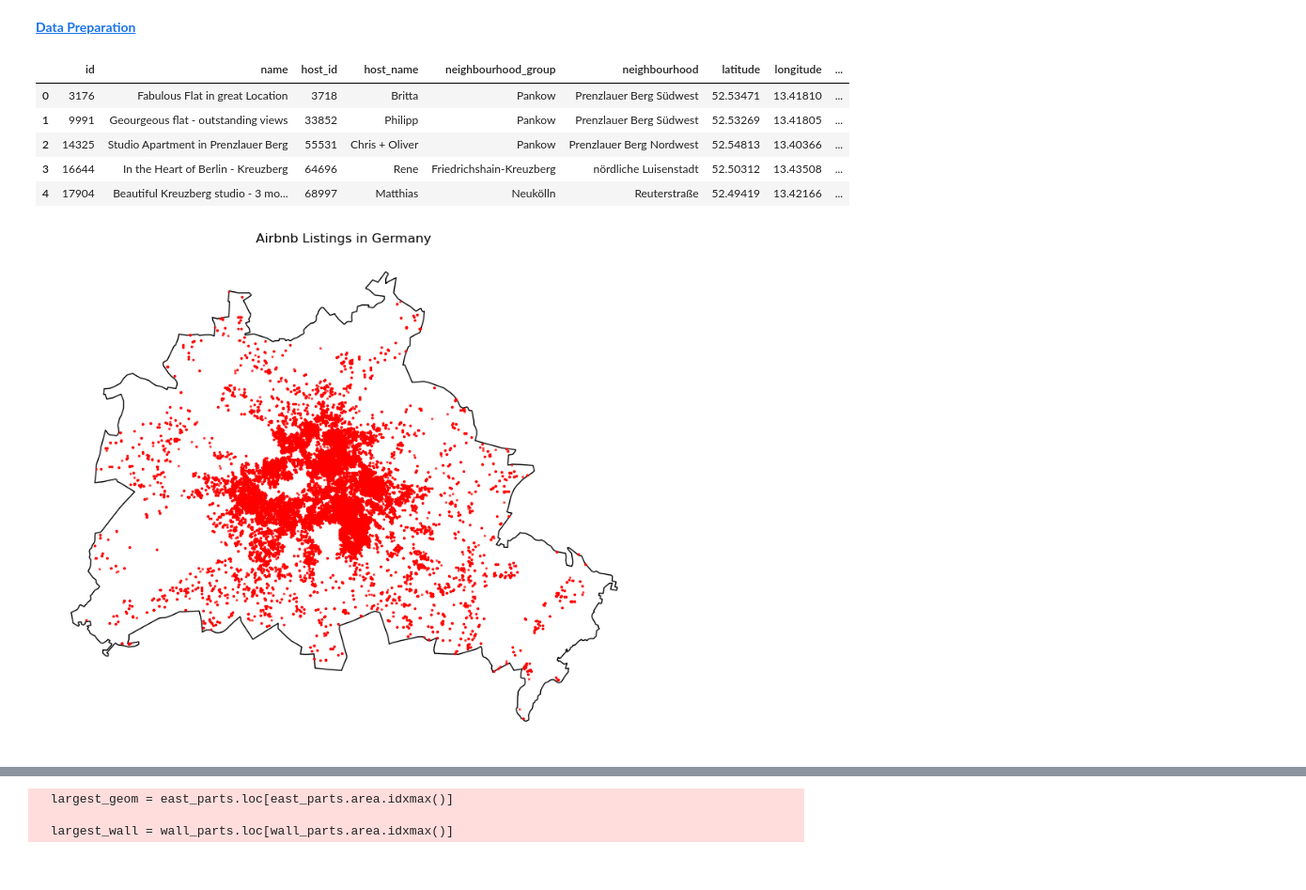
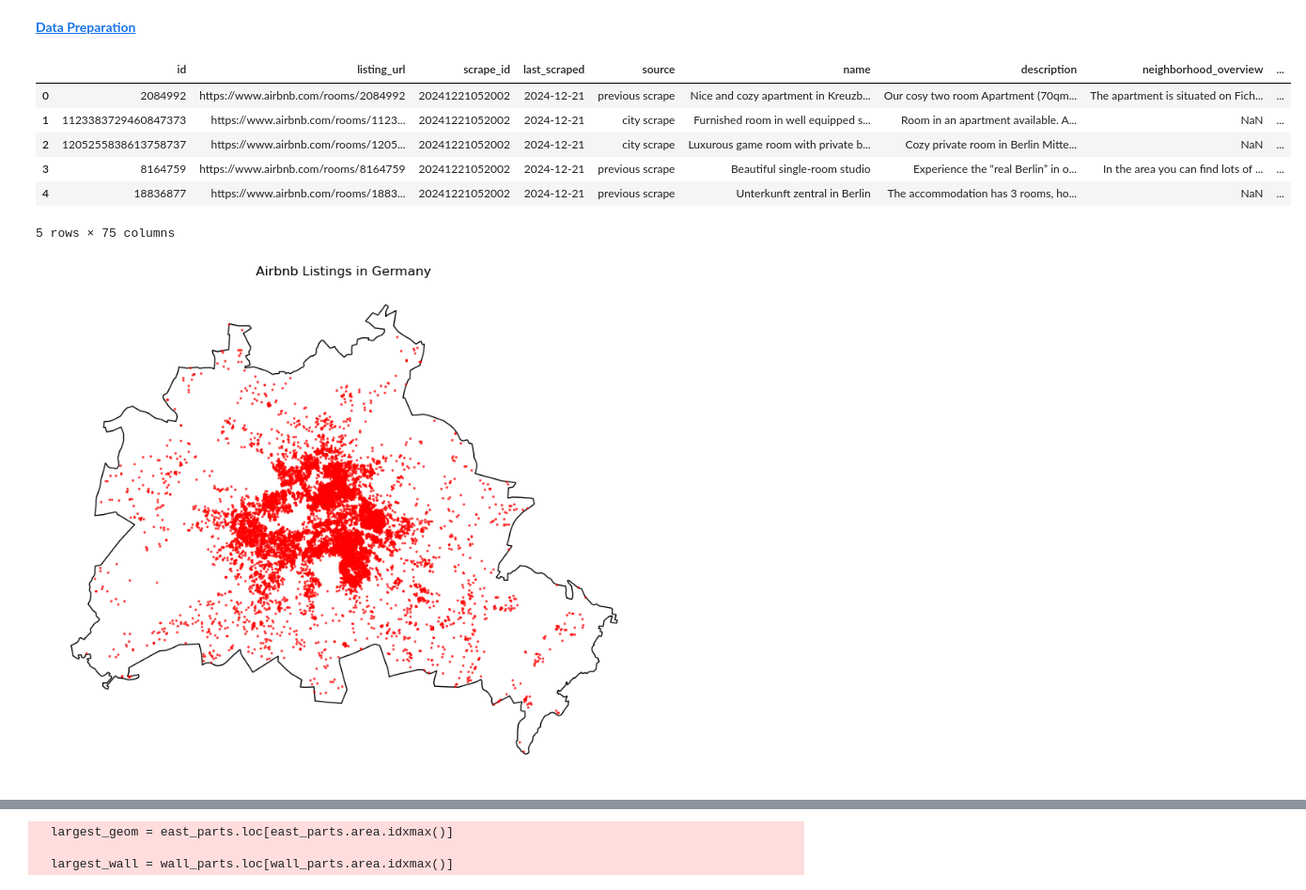
Before and after one commit to aayushrd/Data-Science, a Jupyter notebook: Data-Science-Project-aayush.ipynb, the cells around one changed output, grey strips where cells are left out. Shown at 94% size. Cells and saved outputs as stored; diff of their text form; code cells hidden in the pictures.

```diff
--- a/Data-Science-Project-aayush.ipynb
+++ b/Data-Science-Project-aayush.ipynb
@@ -64,7 +64,7 @@ import emoji
 from datetime import timedelta
 # %%
 ### I think this will work for mac users, dont know for windows..
-data_dir= "~/Library/CloudStorage/Box-Box/Data Science Project"
+data_dir= "~/Library/CloudStorage/Box-Box/Data Science Project/"
 # %%
 ###
 ### AIRBNB DATA
@@ -100,14 +101,16 @@ listings_df = pd.concat(combined_data['listings.csv'], ignore_index=True)
 neighbourhoods_df = pd.concat(combined_data['neighbourhoods.csv'], ignore_index=True)
 reviews_df = pd.concat(combined_data['reviews.csv'], ignore_index=True)
 # %%
+listings_df = pd.read_csv(data_dir+"listings_full.csv/listings.csv")
 listings_df.head(5)
 # %% [output]
-|  | id | name | host_id | host_name | neighbourhood_group | neighbourhood | latitude | longitude | ... |
-| 0 | 3176 | Fabulous Flat in great Location | 3718 | Britta | Pankow | Prenzlauer Berg Südwest | 52.53471 | 13.41810 | ... |
-| 1 | 9991 | Geourgeous flat - outstanding views | 33852 | Philipp | Pankow | Prenzlauer Berg Südwest | 52.53269 | 13.41805 | ... |
-| 2 | 14325 | Studio Apartment in Prenzlauer Berg | 55531 | Chris + Oliver | Pankow | Prenzlauer Berg Nordwest | 52.54813 | 13.40366 | ... |
-| 3 | 16644 | In the Heart of Berlin - Kreuzberg | 64696 | Rene | Friedrichshain-Kreuzberg | nördliche Luisenstadt | 52.50312 | 13.43508 | ... |
-| 4 | 17904 | Beautiful Kreuzberg studio - 3 mo... | 68997 | Matthias | Neukölln | Reuterstraße | 52.49419 | 13.42166 | ... |
+|  | id | listing_url | scrape_id | last_scraped | source | name | description | neighborhood_overview | ... |
+| 0 | 2084992 | https://www.airbnb.com/rooms/2084992 | 20241221052002 | 2024-12-21 | previous scrape | Nice and cozy apartment in Kreuzb... | Our cosy two room Apartment (70qm... | The apartment is situated on Fich... | ... |
+| 1 | 1123383729460847373 | https://www.airbnb.com/rooms/1123... | 20241221052002 | 2024-12-21 | city scrape | Furnished room in well equipped s... | Room in an apartment available. A... | NaN | ... |
+| 2 | 1205255838613758737 | https://www.airbnb.com/rooms/1205... | 20241221052002 | 2024-12-21 | city scrape | Luxurous game room with private b... | Cozy private room in Berlin Mitte... | NaN | ... |
+| 3 | 8164759 | https://www.airbnb.com/rooms/8164759 | 20241221052002 | 2024-12-21 | previous scrape | Beautiful single-room studio | Experience the “real Berlin” in o... | In the area you can find lots of ... | ... |
+| 4 | 18836877 | https://www.airbnb.com/rooms/1883... | 20241221052002 | 2024-12-21 | previous scrape | Unterkunft zentral in Berlin | The accommodation has 3 rooms, ho... | NaN | ... |
+5 rows × 75 columns
 # %%
 import geopandas as gpd
 import pandas as pd
@@ -132,7 +135,7 @@ plt.title("Airbnb Listings in Germany")
 plt.axis("off")
 plt.show()
 # %% [output]
-[figure, old version]
+[figure, new version]
 # %%
 berlin_wall = geopandas.read_file(data_dir+"/berlin_wall.json")
 # %%
```
Also changed, not shown: parts of 26 cells of this notebook.
